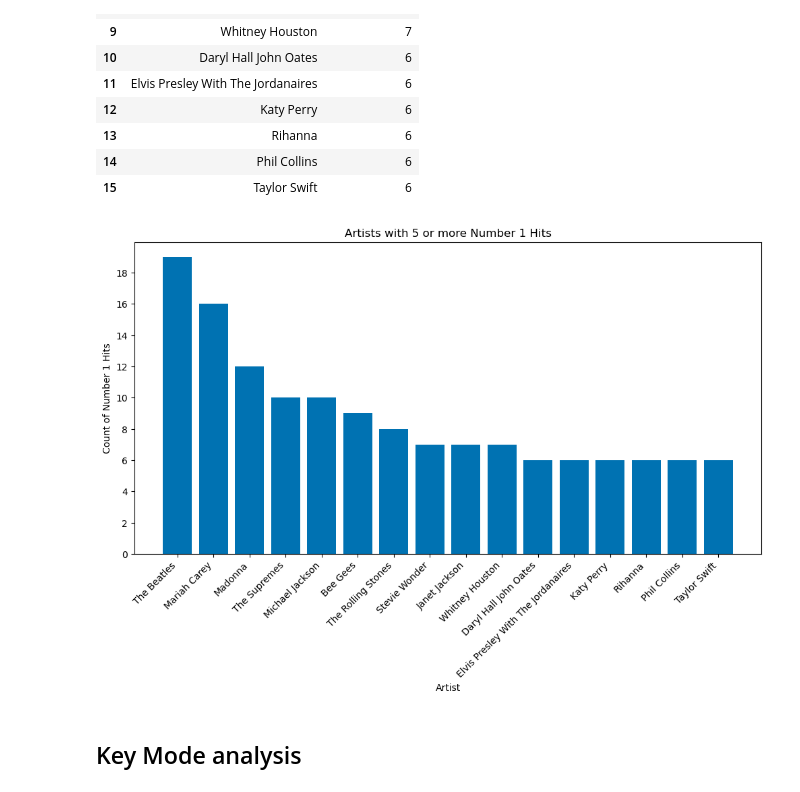
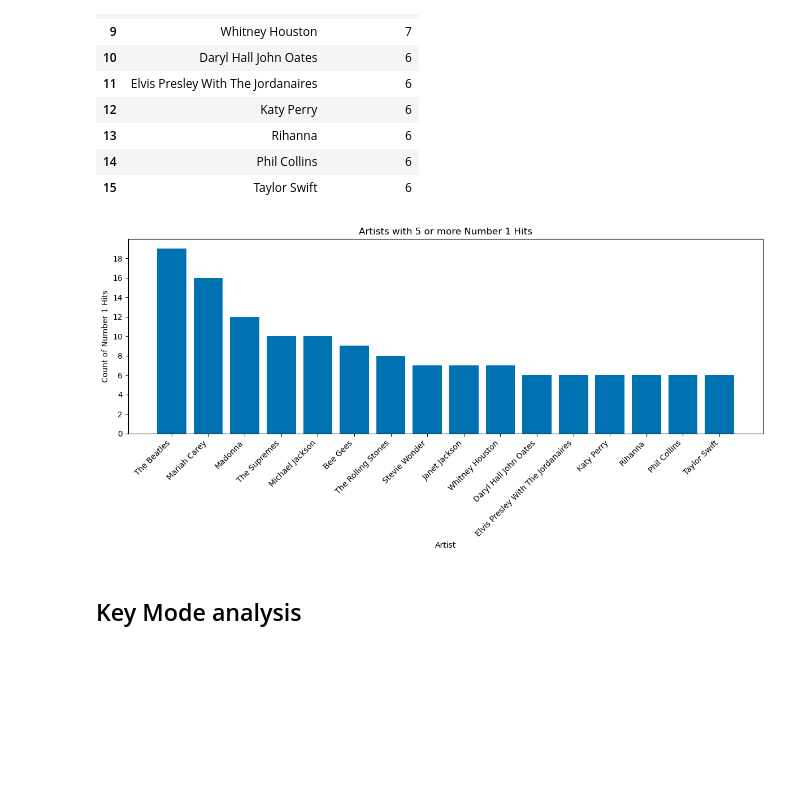
Before and after one commit to dliang5299/Spotify-Analysis, a Jupyter notebook: Deric_EDA.ipynb, the cells around one changed output. Drawn from its saved outputs; the diff is of its cells as text; code cells hidden in the pictures; blank space fills up the shorter version.

Commit message:
Update plot sizes

```diff
--- a/Deric_EDA.ipynb
+++ b/Deric_EDA.ipynb
@@ -78,16 +78,17 @@ rank1_artists_top
 # %%
 # Plot artists with 5 or more number 1 hits
 plt.figure(figsize=(12, 6))
 plt.bar(rank1_artists_top.performer, rank1_artists_top.peak_position)
 plt.title('Artists with 5 or more Number 1 Hits')
 plt.xlabel('Artist')
 plt.ylabel('Count of Number 1 Hits')
 plt.xticks(rotation=45, ha='right')
 plt.yticks(np.arange(0, max(rank1_artists_top.peak_position)+1, 2))
+plt.tight_layout()
 plt.savefig('plots/artists_no1_bar.png')
 plt.show()
 # %% [output]
-[figure, old version]
+[figure, new version]
 # %% [markdown]
 ## Key Mode analysis
 # %%
```
Also changed, not shown: parts of 1 cell of this notebook, 4 other files.
